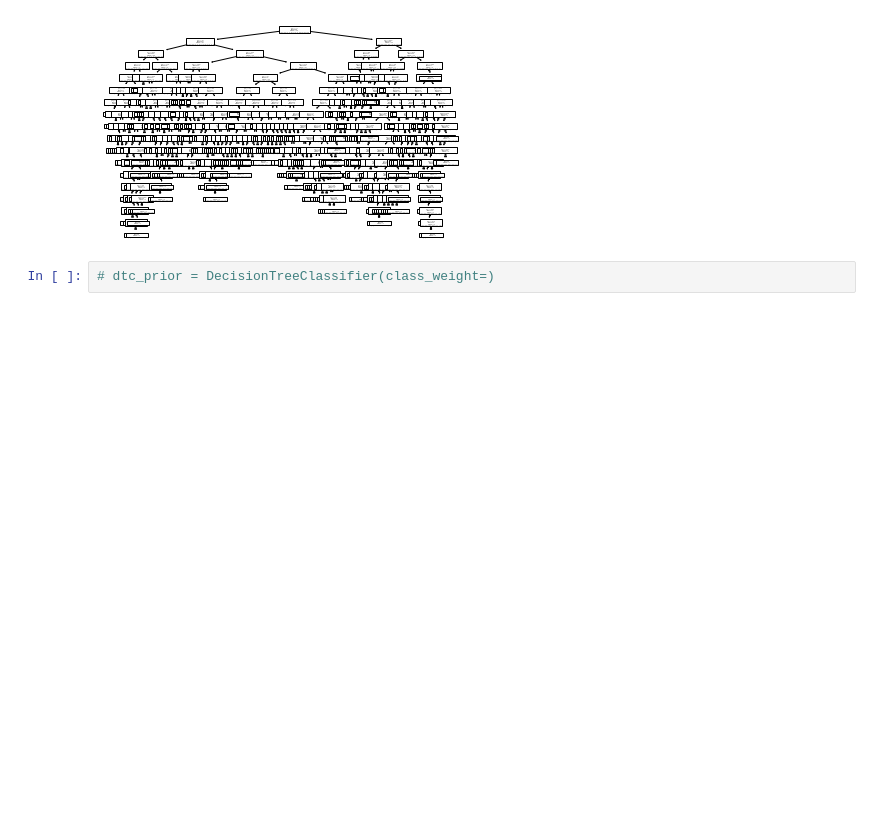
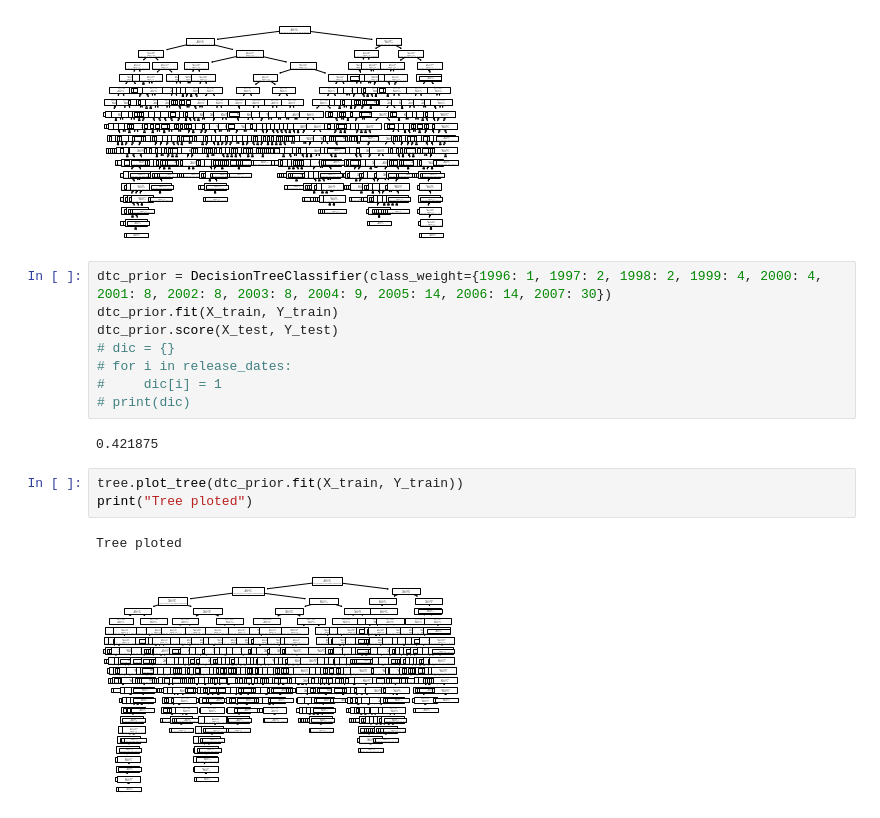
Before and after one commit to krzysztofnyczka/TFT_predictor, a Jupyter notebook: Camera_Tree.ipynb, the cells around one changed output. Cells and saved outputs as stored; diff of their text form; blank space fills up the shorter version.

```diff
--- a/Camera_Tree.ipynb
+++ b/Camera_Tree.ipynb
@@ -159,5 +169,19 @@ print("Tree ploted")
 # %% [output]
 Tree ploted
 [figure]
-# %%
-# dtc_prior = DecisionTreeClassifier(class_weight=)
+# %%
+dtc_prior = DecisionTreeClassifier(class_weight={1996: 1, 1997: 2, 1998: 2, 1999: 4, 2000: 4, 2001: 8, 2002: 8, 2003: 8, 2004: 9, 2005: 14, 2006: 14, 2007: 30})
+dtc_prior.fit(X_train, Y_train)
+dtc_prior.score(X_test, Y_test)
+# dic = {}
+# for i in release_dates:
+#     dic[i] = 1
+# print(dic)
+# %% [output]
+0.421875
+# %%
+tree.plot_tree(dtc_prior.fit(X_train, Y_train))
+print("Tree ploted")
+# %% [output]
+Tree ploted
+[figure, added]
```
Also changed, not shown: parts of 5 cells of this notebook, 8 other files.
